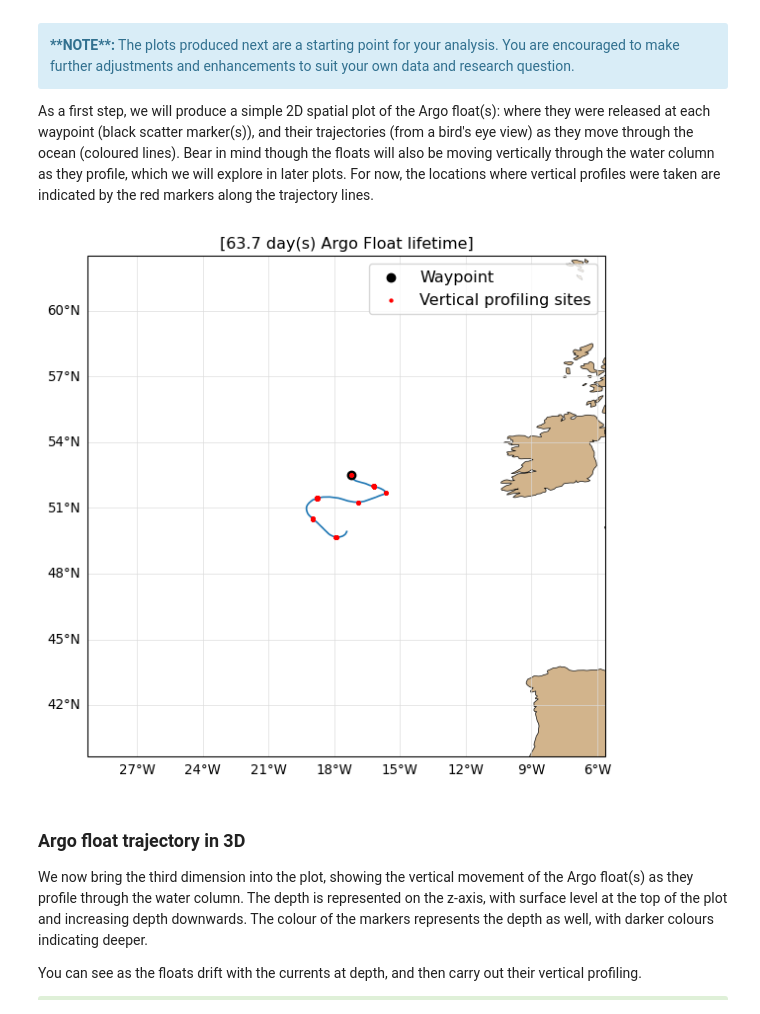
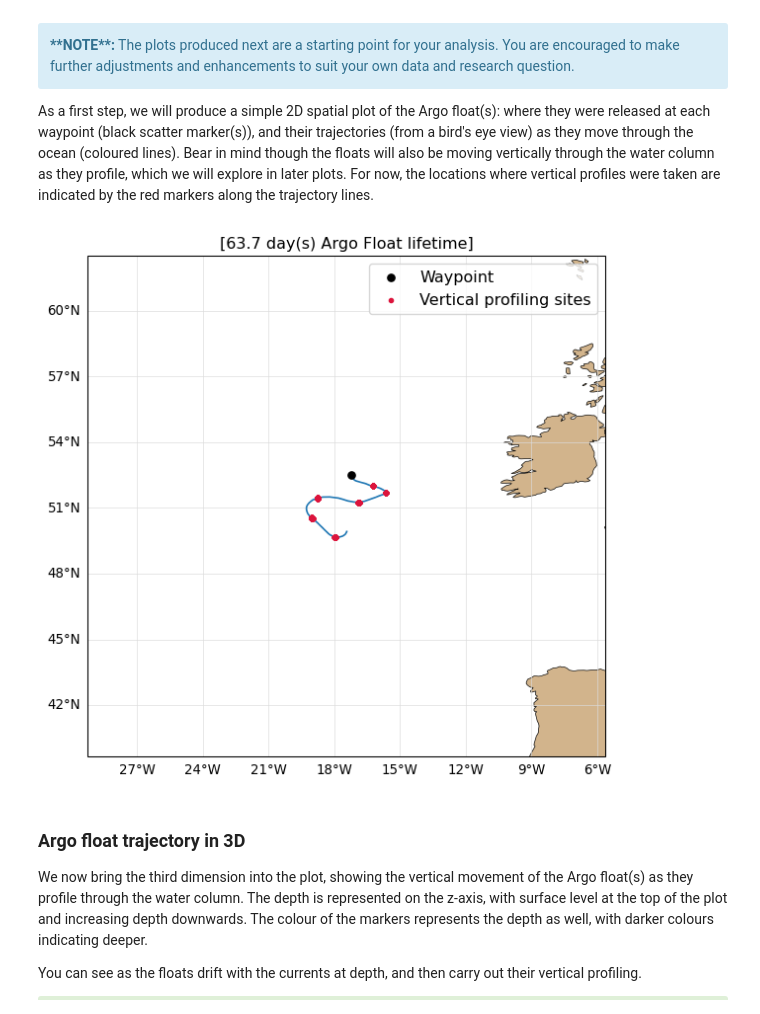
Before and after one commit to Parcels-code/virtualship, a Jupyter notebook: docs/user-guide/tutorials/Argo_data_tutorial.ipynb, the cells around one changed output. Cells and saved outputs as stored; diff of their text form; code cells hidden in the pictures.

Commit message:
new argo plotting tutorial

```diff
--- a/docs/user-guide/tutorials/Argo_data_tutorial.ipynb
+++ b/docs/user-guide/tutorials/Argo_data_tutorial.ipynb
@@ -79,7 +81,7 @@ for i, traj in enumerate(argo_ds["trajectory"]):
     )
 
     # add release location
-    MARKERSIZE = 40
+    MARKERSIZE = 30
     ax.scatter(
         lons[0],
         lats[0],
@@ -91,15 +93,15 @@ for i, traj in enumerate(argo_ds["trajectory"]):
         label="Waypoint" if i == 0 else None,  # only label first for legend
     )
 
-    # add marker where cycle_phase == 0 (where taking a verticle profile)
-    mask = cycle_phase == 0
+    # add marker where cycle_phase == 0 and temperature is not nan
+    temp = argo_ds["temperature"][:].sel(trajectory=traj).squeeze()
+    mask = ~np.isnan(temp)
     if np.any(mask):
         ax.scatter(
             np.array(lons)[mask],
             np.array(lats)[mask],
-            marker="o",
-            s=5,
-            color="red",
+            s=10,
+            color="crimson",
             zorder=5,
             transform=ccrs.PlateCarree(),
             label="Vertical profiling sites" if i == 0 else None,
@@ -113,34 +115,34 @@ ax.set_extent(
         argo_ds.lon.min() - latlon_buffer,
         argo_ds.lon.max() + latlon_buffer,
         argo_ds.lat.min() - latlon_buffer,
         argo_ds.lat.max() + latlon_buffer,
     ],
     crs=ccrs.PlateCarree(),
 )
 ax.coastlines(linewidth=0.5, color="black")
 ax.add_feature(cfeature.LAND, facecolor="tan")
 gl = ax.gridlines(
     draw_labels=True,
     linewidth=0.5,
     color="gainsboro",
     alpha=1.0,
     linestyle="-",
     zorder=0,
 )
 gl.top_labels = False
 gl.right_labels = False
 
 ax.legend(loc="upper right", fontsize=12)
 
 n_days = float(
     (argo_ds["time"][0].max(skipna=True) - argo_ds["time"][0].min(skipna=True))
     / np.timedelta64(1, "D")
 )
 plt.title(f"[{n_days:.1f} day(s) Argo Float lifetime]", fontsize=12)
 
 plt.tight_layout()
 # %% [output]
-[figure, old version]
+[figure, new version]
 # %% [markdown]
 ### Argo float trajectory in 3D
 
```
Also changed, not shown: parts of 5 cells of this notebook.
